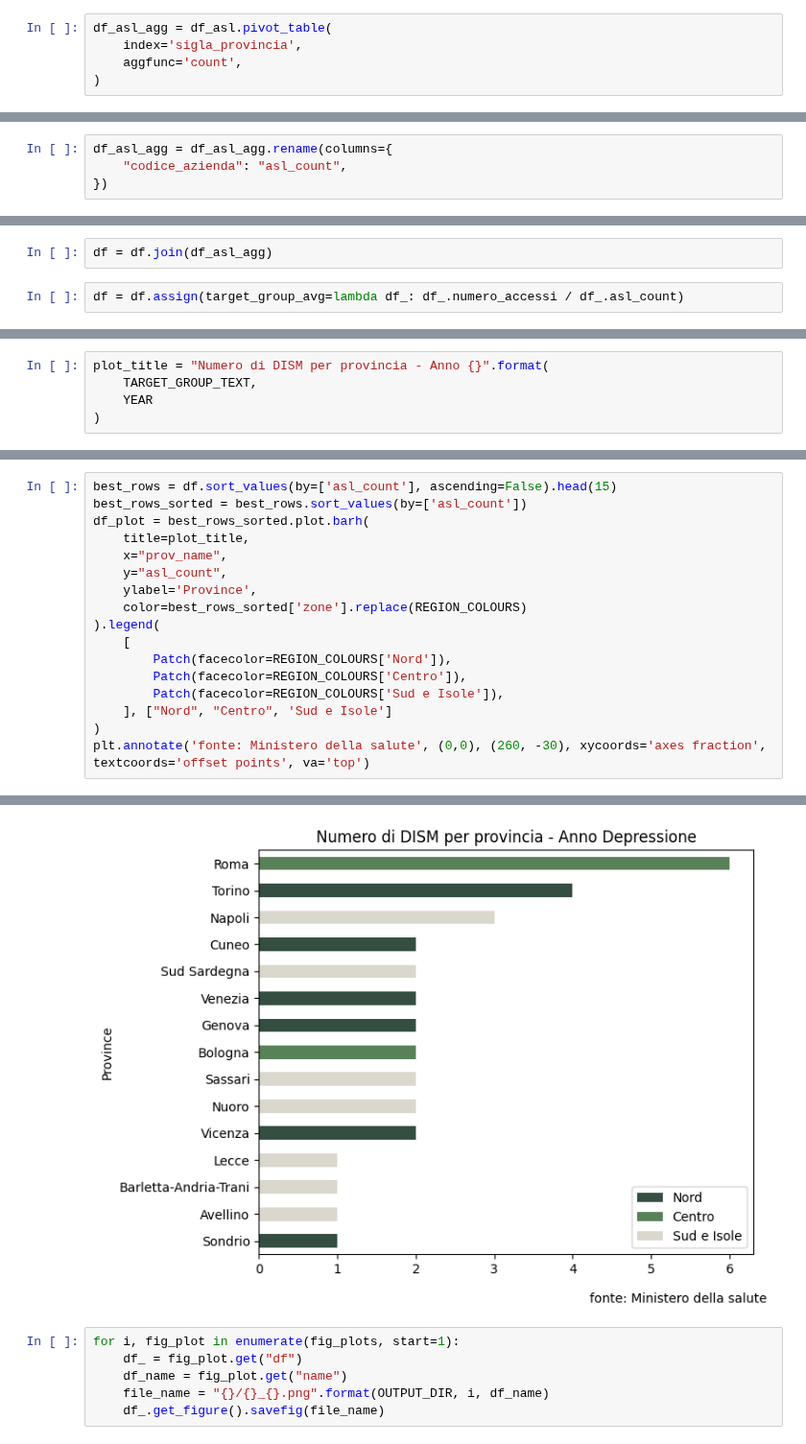
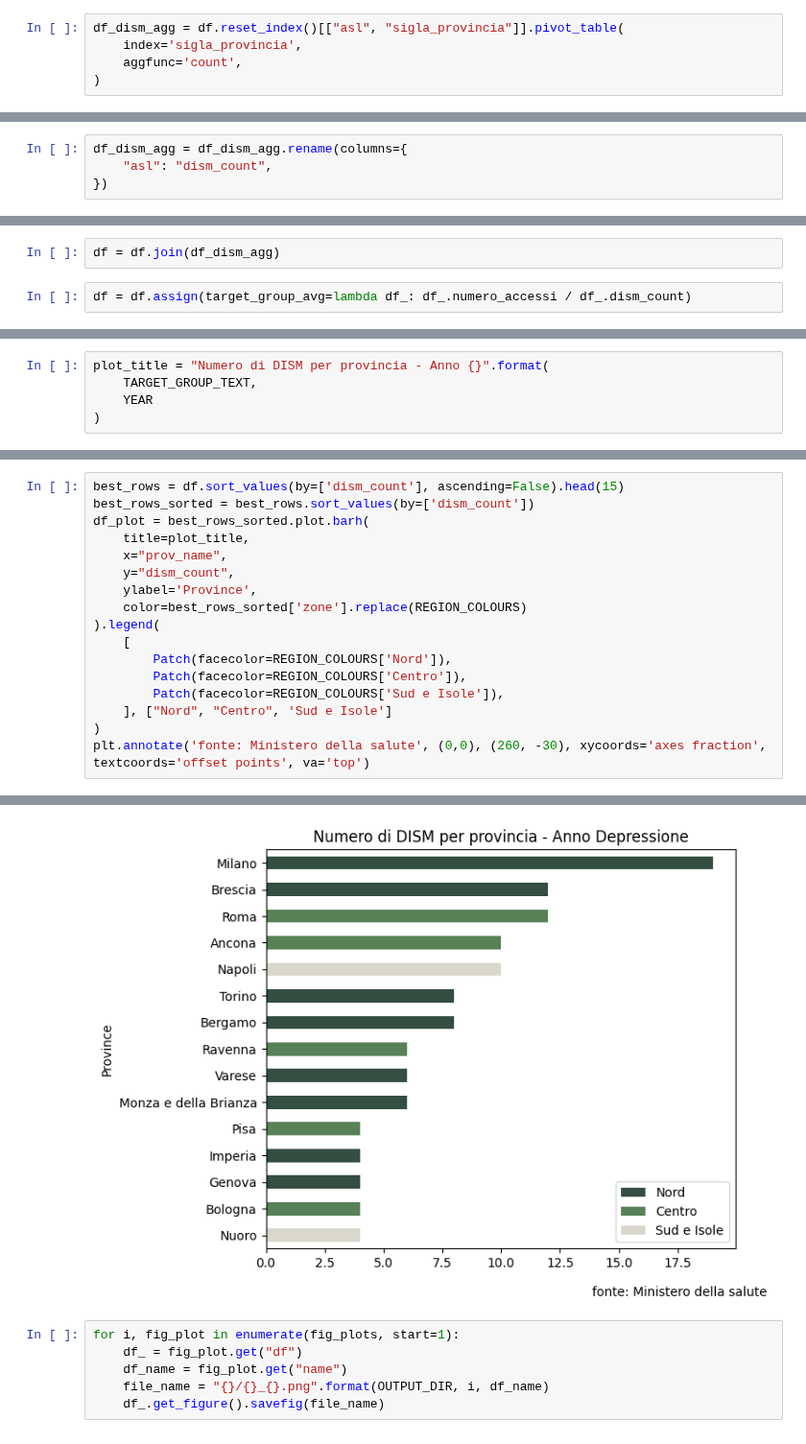
Before and after one commit to armandoschianodicola/italy-stats, a Jupyter notebook: 9/main.ipynb, the cells around one changed output, grey strips where cells are left out. Shown at 96% size. Saved outputs shown, nothing was run; the diff lists cells and outputs as text.

```diff
--- a/9/main.ipynb
+++ b/9/main.ipynb
@@ -122,7 +234,7 @@ assert df.loc[df["descrizione_regione"] == "CALABRIA", ]['numero_accessi'].sum()
 # %%
 assert df.loc[df["descrizione_regione"] == "LOMBARDIA", ]['numero_accessi'].sum() == 136045
 # %%
-df_asl_agg = df_asl.pivot_table(
+df_dism_agg = df.reset_index()[["asl", "sigla_provincia"]].pivot_table(
     index='sigla_provincia',
     aggfunc='count',
 )
@@ -146,4 +258,4 @@ df_asl_agg
 # %%
-df_asl_agg = df_asl_agg.rename(columns={
-    "codice_azienda": "asl_count",
+df_dism_agg = df_dism_agg.rename(columns={
+    "asl": "dism_count",
 })
@@ -175,7 +291,7 @@ df
 # %%
-df = df.join(df_asl_agg)
+df = df.join(df_dism_agg)
 # %%
-df = df.assign(target_group_avg=lambda df_: df_.numero_accessi / df_.asl_count)
+df = df.assign(target_group_avg=lambda df_: df_.numero_accessi / df_.dism_count)
 # %%
 df
 # %% [output]
@@ -356,23 +479,23 @@ fig_plots.append({
 # %%
-best_rows = df.sort_values(by=['asl_count'], ascending=False).head(15)
-best_rows_sorted = best_rows.sort_values(by=['asl_count'])
+best_rows = df.sort_values(by=['dism_count'], ascending=False).head(15)
+best_rows_sorted = best_rows.sort_values(by=['dism_count'])
 df_plot = best_rows_sorted.plot.barh(
     title=plot_title,
     x="prov_name",
-    y="asl_count",
+    y="dism_count",
     ylabel='Province',
     color=best_rows_sorted['zone'].replace(REGION_COLOURS)
 ).legend(
     [
         Patch(facecolor=REGION_COLOURS['Nord']),
         Patch(facecolor=REGION_COLOURS['Centro']),
         Patch(facecolor=REGION_COLOURS['Sud e Isole']),
     ], ["Nord", "Centro", 'Sud e Isole']
 )
 plt.annotate('fonte: Ministero della salute', (0,0), (260, -30), xycoords='axes fraction', textcoords='offset points', va='top')
 # %% [output]
 Text(260, -30, 'fonte: Ministero della salute')
-[figure, old version]
+[figure, new version]
 # %%
 for i, fig_plot in enumerate(fig_plots, start=1):
     df_ = fig_plot.get("df")
```
Also changed, not shown: parts of 30 cells of this notebook, 3 other files.
